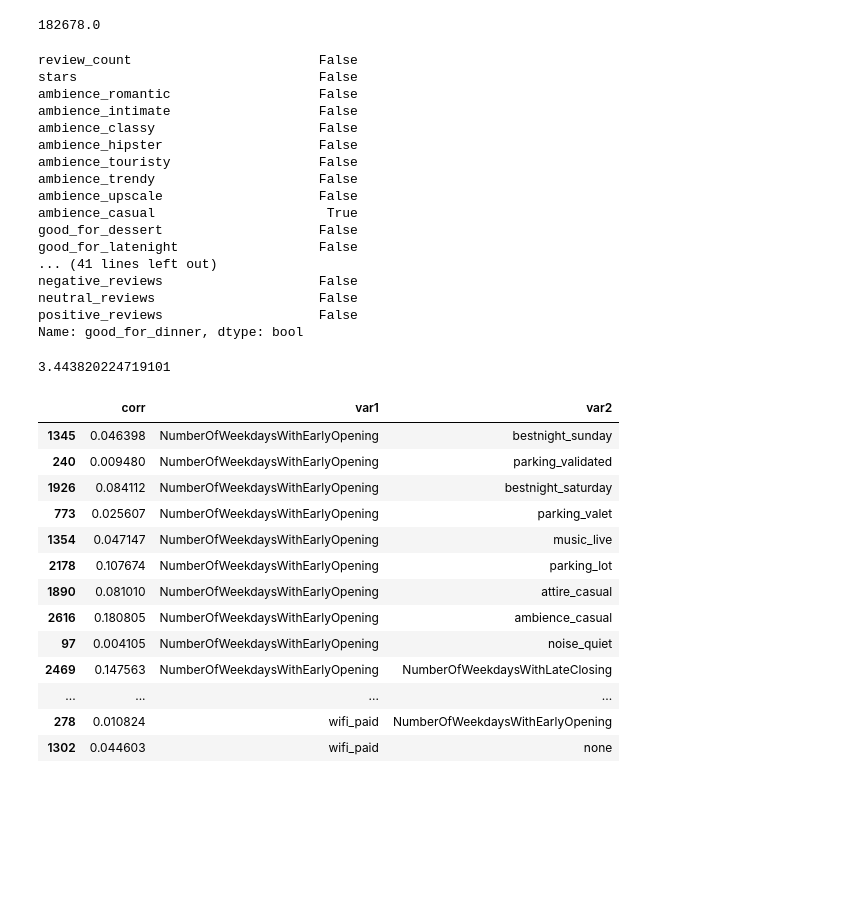
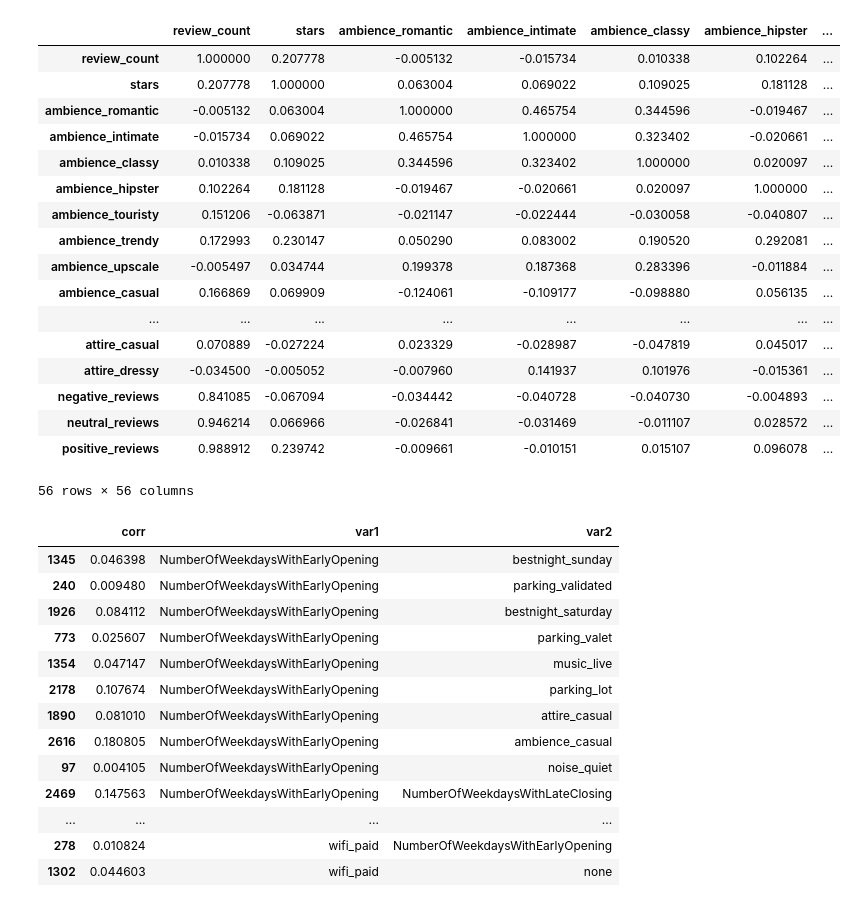
Before and after one commit to xiao-chi/yelp-prediction-mvp, a Jupyter notebook: yelpCorrelationChecking.ipynb, the cells around one changed output. Saved outputs shown, nothing was run; the diff lists cells and outputs as text; code cells hidden in the pictures; blank space fills up the shorter version.

```diff
--- a/yelpCorrelationChecking.ipynb
+++ b/yelpCorrelationChecking.ipynb
@@ -7,46 +7,33 @@ import matplotlib.pyplot as plt   #Data visualisation libraries
 import seaborn as sns
 %matplotlib inline
 # %%
-df = pd.read_csv('datasets/vegas_sme_dataset.csv')
+df = pd.read_csv('vegas_sme_dataset.csv')
-# %%
-df['positive_reviews'].sum()
-# %% [output]
-182678.0
 # %%
 # pd.options.display.max_rows = 9999
 # pd.options.display.max_columns = 9999
 
 df1 = df.drop(columns=['neighborhood', 'price_range_1', 'price_range_2', 'price_range_3', 'price_range_4',
                      'latitude', 'longitude', 'postal_code', 'music_no_music'])
-c1 = df1.corr()
-c1['good_for_dinner'] > 0.3
+df1.corr()
 # %% [output]
+|  | review_count | stars | ambience_romantic | ambience_intimate | ambience_classy | ambience_hipster | ... |
+| review_count | 1.000000 | 0.207778 | -0.005132 | -0.015734 | 0.010338 | 0.102264 | ... |
+| stars | 0.207778 | 1.000000 | 0.063004 | 0.069022 | 0.109025 | 0.181128 | ... |
+| ambience_romantic | -0.005132 | 0.063004 | 1.000000 | 0.465754 | 0.344596 | -0.019467 | ... |
+| ambience_intimate | -0.015734 | 0.069022 | 0.465754 | 1.000000 | 0.323402 | -0.020661 | ... |
+| ambience_classy | 0.010338 | 0.109025 | 0.344596 | 0.323402 | 1.000000 | 0.020097 | ... |
+| ambience_hipster | 0.102264 | 0.181128 | -0.019467 | -0.020661 | 0.020097 | 1.000000 | ... |
+| ambience_touristy | 0.151206 | -0.063871 | -0.021147 | -0.022444 | -0.030058 | -0.040807 | ... |
+| ambience_trendy | 0.172993 | 0.230147 | 0.050290 | 0.083002 | 0.190520 | 0.292081 | ... |
+| ambience_upscale | -0.005497 | 0.034744 | 0.199378 | 0.187368 | 0.283396 | -0.011884 | ... |
+| ambience_casual | 0.166869 | 0.069909 | -0.124061 | -0.109177 | -0.098880 | 0.056135 | ... |
+| ... | ... | ... | ... | ... | ... | ... | ... |
+| attire_casual | 0.070889 | -0.027224 | 0.023329 | -0.028987 | -0.047819 | 0.045017 | ... |
+| attire_dressy | -0.034500 | -0.005052 | -0.007960 | 0.141937 | 0.101976 | -0.015361 | ... |
+| negative_reviews | 0.841085 | -0.067094 | -0.034442 | -0.040728 | -0.040730 | -0.004893 | ... |
+| neutral_reviews | 0.946214 | 0.066966 | -0.026841 | -0.031469 | -0.011107 | 0.028572 | ... |
+| positive_reviews | 0.988912 | 0.239742 | -0.009661 | -0.010151 | 0.015107 | 0.096078 | ... |
-review_count                        False
-stars                               False
-ambience_romantic                   False
-ambience_intimate                   False
-ambience_classy                     False
-ambience_hipster                    False
-ambience_touristy                   False
-ambience_trendy                     False
-ambience_upscale                    False
-ambience_casual                      True
-good_for_dessert                    False
-good_for_latenight                  False
-... (41 lines left out)
-negative_reviews                    False
-neutral_reviews                     False
-positive_reviews                    False
-Name: good_for_dinner, dtype: bool
+56 rows × 56 columns
-# %%
-corr_df = df1.corr()
-updated = corr_df[['ambience_romantic', 'ambience_classy', 'ambience_hipster', 'ambience_trendy', 'ambience_casual',
-        'good_for_breakfast', 'review_count', 'good_for_brunch', 'parking_garage', 'parking_street', 'parking_lot',
-        'noise_quiet', 'negative_reviews']]
-# updated [updated['parking_lot'] > 0.3]
-df['stars'].mean()
-# %% [output]
-3.443820224719101
 # %%
 df2 = df1.drop(columns = ['stars'])
 corr = df2.corr().abs()
```
